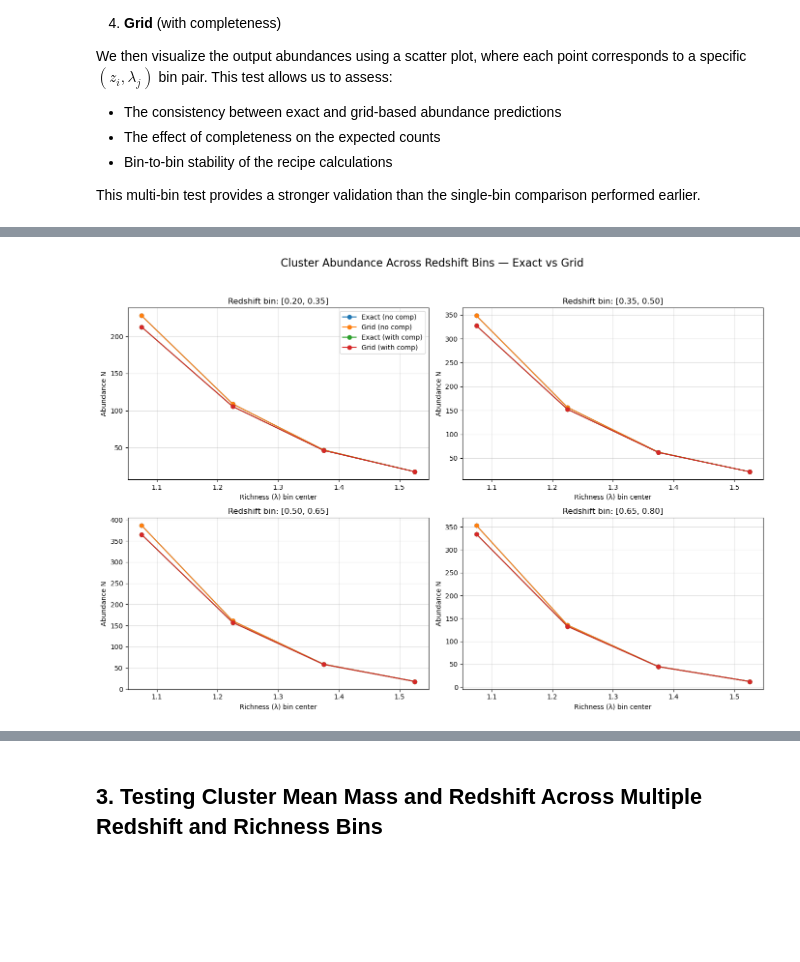
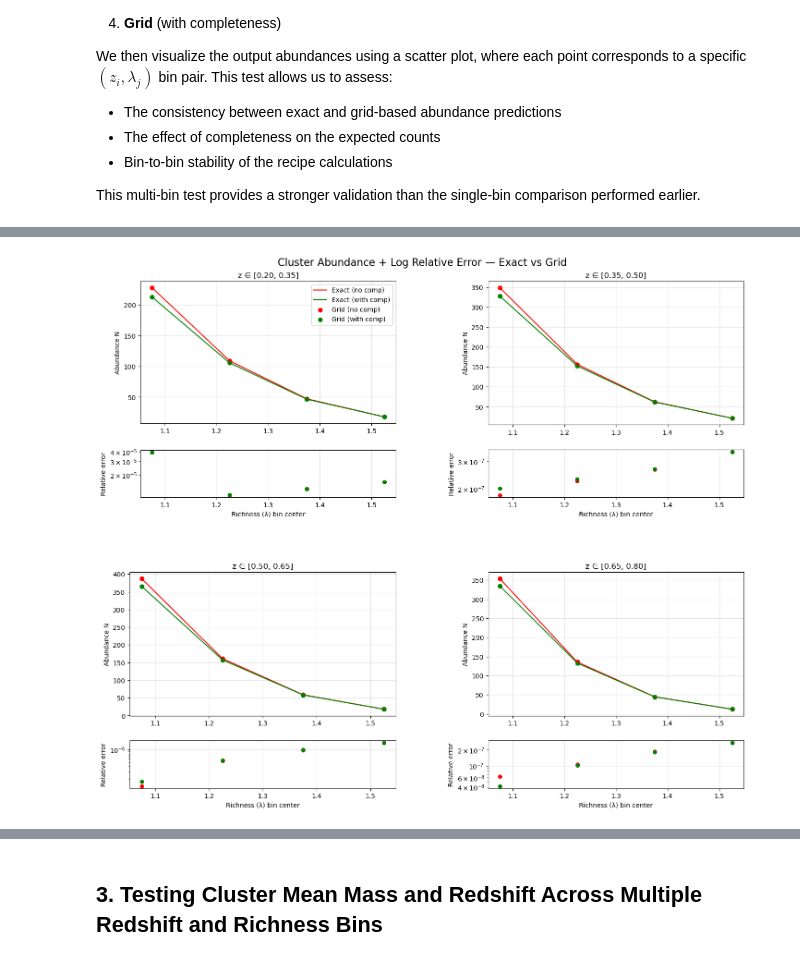
Before and after one commit to LSSTDESC/crow, a Jupyter notebook: notebooks/cluster_recipe.ipynb, the cells around one changed output, grey strips where cells are left out. Cells and saved outputs as stored; diff of their text form; code cells hidden in the pictures; blank space fills up the shorter version.

```diff
--- a/notebooks/cluster_recipe.ipynb
+++ b/notebooks/cluster_recipe.ipynb
@@ -58,7 +58,7 @@ mass_distribution_binned = mass_proxy.MurataBinned(pivot_mass, pivot_redshift)
 redshift_distribution = kernel.SpectroscopicRedshift()
 
 # ---- Common grid / binning parameters for later cells ----
-mass_grid_size = 80
+mass_grid_size = 60
 redshift_grid_size = 20
 proxy_grid_size = 20
 sky_area = 440
@@ -75,11 +75,16 @@ radius_center = np.array([4.0])
 cl_deltasigma_default = ClusterShearProfile(cosmo, hmf, 4.0, True)
 
 
-# 4) Reduced shear — default concentration, WITH interpolation
+# 2) Reduced shear — default concentration, WITH interpolation
 cl_reduced_default_interp = ClusterShearProfile(cosmo, hmf, 4.0, False, True)
 cl_reduced_default_interp.set_beta_parameters(10)
 cl_reduced_default_interp.set_beta_s_interp(0.01,0.9,60)
-# 5) cluster abundance
+
+# 3) Reduced shear — default concentration, WITH interpolation
+cl_reduced_default_no_interp = ClusterShearProfile(cosmo, hmf, 4.0, False)
+
+
+# 4) cluster abundance
 cl_abundandce = ClusterAbundance(cosmo, hmf)
 # %% [markdown]
 ## 2. Testing Cluster Abundance Across Multiple Redshift and Richness Bins
@@ -111,8 +116,9 @@ This multi-bin test provides a stronger validation than the single-bin compariso
 
 from matplotlib import pyplot as plt
 import numpy as np
+from matplotlib.gridspec import GridSpec
 import time
-
+comp_dist = completeness_models.CompletenessAguena16()
 # ------------------------------------------------------------
 # Build 4 redshift bins and 4 richness (proxy) bins
 # ------------------------------------------------------------
@@ -193,40 +199,70 @@ for i, zb in enumerate(z_bins):
 
 grid_total_time = time.time() - grid_t0
 
-# ------------------------------------------------------------
-# Plot 4 subplots — one per z-bin
-# ------------------------------------------------------------
 
-fig, axes = plt.subplots(2, 2, figsize=(14, 10))
-axes = axes.flatten()
+# Compute relative differences
+reldiff_nocomp = (grid_nocomp_vals - exact_nocomp_vals) / exact_nocomp_vals
+reldiff_comp   = (grid_comp_vals   - exact_comp_vals)   / exact_comp_vals
 
 richness_centers = [(pb[0] + pb[1]) / 2 for pb in proxy_bins]
 
-for i, ax in enumerate(axes):
+print(f"Times are: Grid total time:{grid_total_time} \n Exact total time: {exact_total_time}")
+# Create 2×2 grid of subfigures
+fig = plt.figure(figsize=(14, 12), constrained_layout=True)
+subfigs = fig.subfigures(2, 2, wspace=0.15, hspace=0.15)
 
-    ax.plot(richness_centers, exact_nocomp_vals[i], '-o', label="Exact (no comp)")
-    ax.plot(richness_centers, grid_nocomp_vals[i], '-o', label="Grid (no comp)")
-    ax.plot(richness_centers, exact_comp_vals[i], '-o', label="Exact (with comp)")
-    ax.plot(richness_centers, grid_comp_vals[i], '-o', label="Grid (with comp)")
+for i in range(4):
 
-    ax.set_title(f"Redshift bin: [{z_bins[i][0]:.2f}, {z_bins[i][1]:.2f}]")
-    ax.set_xlabel("Richness (λ) bin center")
-    ax.set_ylabel("Abundance N")
-    ax.grid(alpha=0.4)
+    # Determine which subfigure we’re in
+    r = i // 2
+    c = i % 2
+    subfig = subfigs[r][c]
 
-# Only show legend once
-axes[0].legend()
+    # Inside each subfigure: 2-row grid
+    gs = GridSpec(
+        2, 1,
+        height_ratios=[3, 1],   # upper = 3x bigger
+        hspace=0.05,
+        figure=subfig
+    )
 
-fig.suptitle("Cluster Abundance Across Redshift Bins — Exact vs Grid", fontsize=16)
-plt.tight_layout(rect=[0, 0.03, 1, 0.95])
+    # Upper axis = abundance
+    axA = subfig.add_subplot(gs[0])
+    # Lower axis = error
+    axB = subfig.add_subplot(gs[1], sharex=axA)
+
+    # --------------------- MAIN ABUNDANCE (solid + scatter) ---------------------
+    c_no = axA.plot(
+        richness_centers, exact_nocomp_vals[i], '-', label="Exact (no comp)"
+    , color="red")[0].get_color()
+    c_yes = axA.plot(
+        richness_centers, exact_comp_vals[i], '-', label="Exact (with comp)"
+    ,color="green")[0].get_color()
+
+    axA.scatter(richness_centers, grid_nocomp_vals[i], s=40, color=c_no,
+                label="Grid (no comp)")
+    axA.scatter(richness_centers, grid_comp_vals[i], s=40, color=c_yes,
+                label="Grid (with comp)")
+
+    axA.set_title(f"z ∈ [{z_bins[i][0]:.2f}, {z_bins[i][1]:.2f}]")
+    axA.set_ylabel("Abundance N")
+    axA.grid(alpha=0.35)
+
+    if i == 0:
+        axA.legend()
+
+    # --------------------- ERROR PANEL (log scale) ---------------------
+    axB.scatter(richness_centers, np.abs(reldiff_nocomp[i]), s=30, color=c_no)
+    axB.scatter(richness_centers, np.abs(reldiff_comp[i]), s=30, color=c_yes)
+
+    axB.set_yscale("log")
+    axB.grid(alpha=0.35)
+    axB.set_xlabel("Richness (λ) bin center")
+    axB.set_ylabel("Relative error")
+
+fig.suptitle("Cluster Abundance + Log Relative Error — Exact vs Grid",
+             fontsize=16)
+#plt.tight_layout(rect=[0, 0.03, 1, 0.95])
+fig.savefig("abundance_completeness_exact_grid.png")
 plt.show()
-
-# ------------------------------------------------------------
-# Print timing info
-# ------------------------------------------------------------
-
-print("==== Total Computation Time ====")
-print(f"Exact recipes (all 16 bins): {exact_total_time:.3f} s")
-print(f"Grid  recipes (all 16 bins): {grid_total_time:.3f} s")
-fig.savefig("abundance_exact_grid.png")
 # %% [output]
@@ -233 +271 @@ fig.savefig("abundance_exact_grid.png")
-[figure, old version]
+[figure, new version]
```
Also changed, not shown: parts of 7 cells of this notebook, 1 other file.
